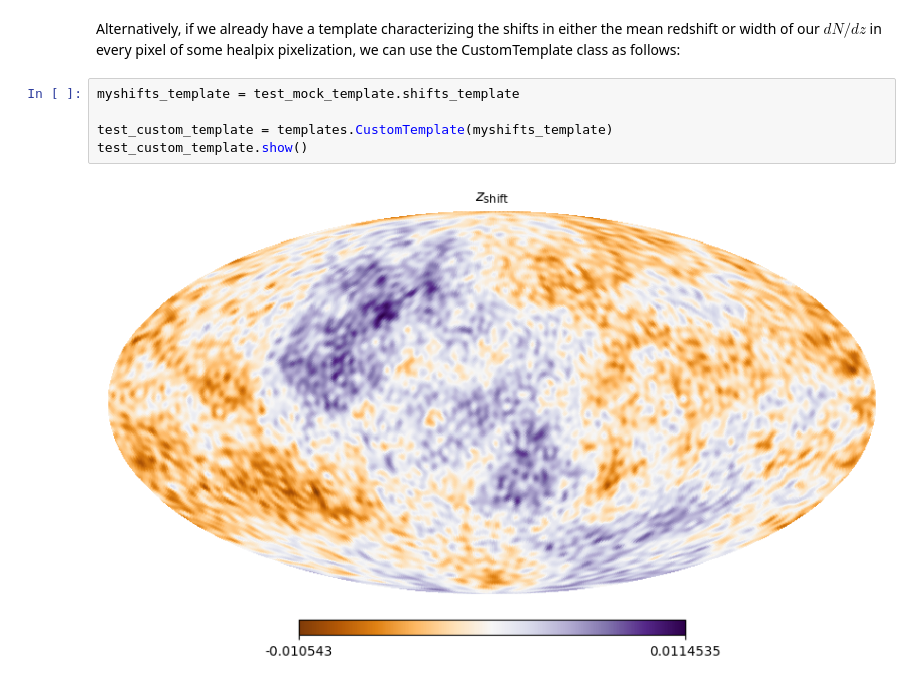
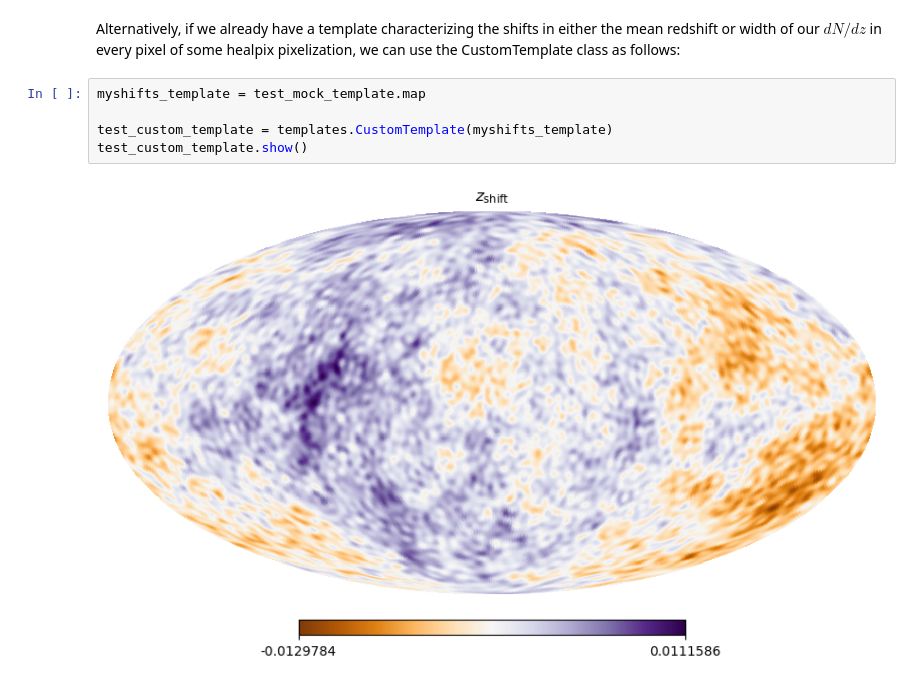
Before and after one commit to abaleato/CARDiAC, a Jupyter notebook: new_code/Template_building.ipynb, the cells around one changed output. Drawn from its saved outputs; the diff is of its cells as text.

Commit message:
change method that calls template map in nb

```diff
--- a/new_code/Template_building.ipynb
+++ b/new_code/Template_building.ipynb
@@ -35,9 +32,9 @@ test_mock_template.show()
 # %% [markdown]
 Alternatively, if we already have a template characterizing the shifts in either the mean redshift or width of our $dN/dz$ in every pixel of some healpix pixelization, we can use the CustomTemplate class as follows:
 # %%
-myshifts_template = test_mock_template.shifts_template
+myshifts_template = test_mock_template.map
 
 test_custom_template = templates.CustomTemplate(myshifts_template)
 test_custom_template.show()
 # %% [output]
-[figure, old version]
+[figure, new version]
```
Also changed, not shown: parts of 2 cells of this notebook.
